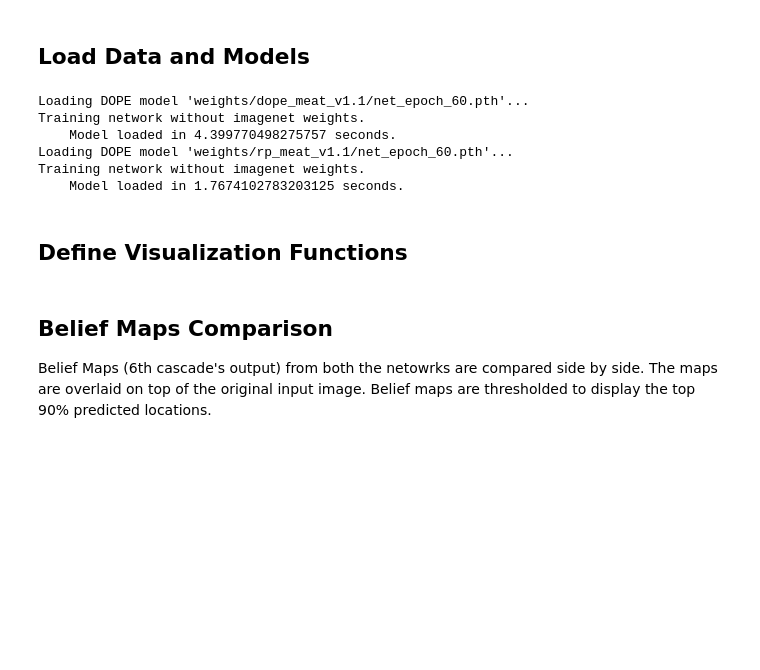
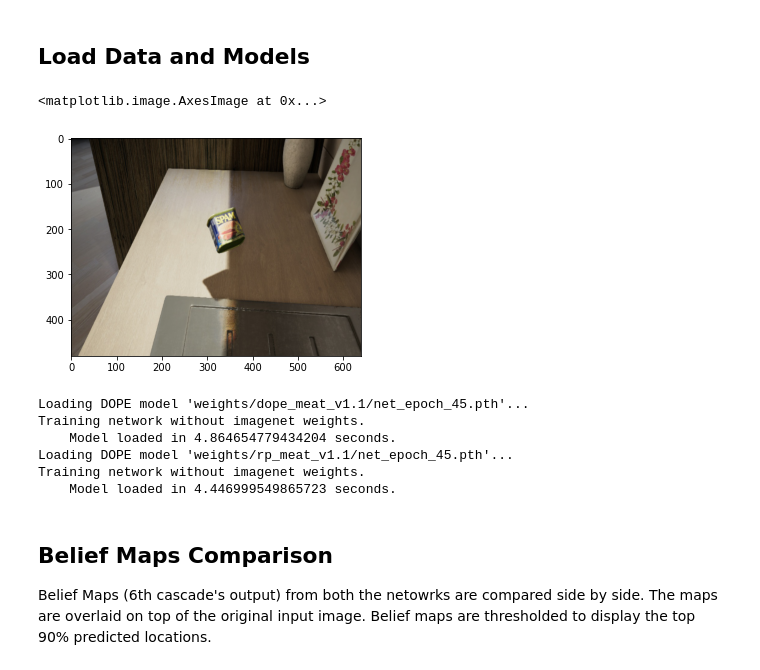
Before and after one commit to Abdul-Mukit/respose, a Jupyter notebook: ResPose-v1.1, DOPE-v1.1 - Temp.ipynb, the cells around one changed output. Saved outputs shown, nothing was run; the diff lists cells and outputs as text; code cells hidden in the pictures; blank space fills up the shorter version.

```diff
--- a/ResPose-v1.1, DOPE-v1.1 - Temp.ipynb
+++ b/ResPose-v1.1, DOPE-v1.1 - Temp.ipynb
@@ -23,19 +18,26 @@ from detector import *
 from dope_utilities import *
 # %% [markdown]
 ## Load Data and Models
+# %%
+## Select epoch number of DOPE and ResPose to comapre
+dope_epoch = 45
+rp_epoch = 45
+
+
+# load color image
+data_path = 'Dataset/dev/'
+index = 0
+in_img, beliefsTruths, _ = get_truth_maps(data_path, index)
+
+width,height = 480,640
+# in_img = cv2.imread(img_path)
+in_img = cv2.resize(in_img, (height, width))
+# in_img = cv2.cvtColor(in_img, cv2.COLOR_BGR2RGB)
+plt.imshow(in_img)
+# %% [output]
+<matplotlib.image.AxesImage at 0x...>
+[figure, added]
 # %%
-## Select epoch number of DOPE and ResPose to comapre
-dope_epoch = 60
-rp_epoch = 60
-
-
-# load color image
-img_path = 'Dataset/dev/000000.left.jpg'
-width,height = 480,640
-in_img = cv2.imread(img_path)
-in_img = cv2.resize(in_img, (height, width))
-in_img = cv2.cvtColor(in_img, cv2.COLOR_BGR2RGB)
-
 # Misc
 name = 'meat' # Not useful
 gpu_id = 0 # which gpu to use
@@ -49,16 +51,14 @@ dope_model = model.net
 
 # ResPose - Select weight
 network="ResPose"
-net_path = 'weights/rp_meat_v1.1/net_epoch_' + str(rp_epoch) + '.pth'
+net_path = "weights/rp_meat_v1.1/net_epoch_" + str(rp_epoch) + '.pth'
 model = ModelData(name, net_path, gpu_id, network)
 model.load_net_model()
 rp_model = model.net
 # %% [output]
-Loading DOPE model 'weights/dope_meat_v1.1/net_epoch_60.pth'...
+Loading DOPE model 'weights/dope_meat_v1.1/net_epoch_45.pth'...
 Training network without imagenet weights.
-    Model loaded in 4.399770498275757 seconds.
-Loading DOPE model 'weights/rp_meat_v1.1/net_epoch_60.pth'...
+    Model loaded in 4.864654779434204 seconds.
+Loading DOPE model 'weights/rp_meat_v1.1/net_epoch_45.pth'...
 Training network without imagenet weights.
-    Model loaded in 1.7674102783203125 seconds.
+    Model loaded in 4.446999549865723 seconds.
-# %% [markdown]
-## Define Visualization Functions
```
Also changed, not shown: parts of 4 cells of this notebook, 3 other files.
